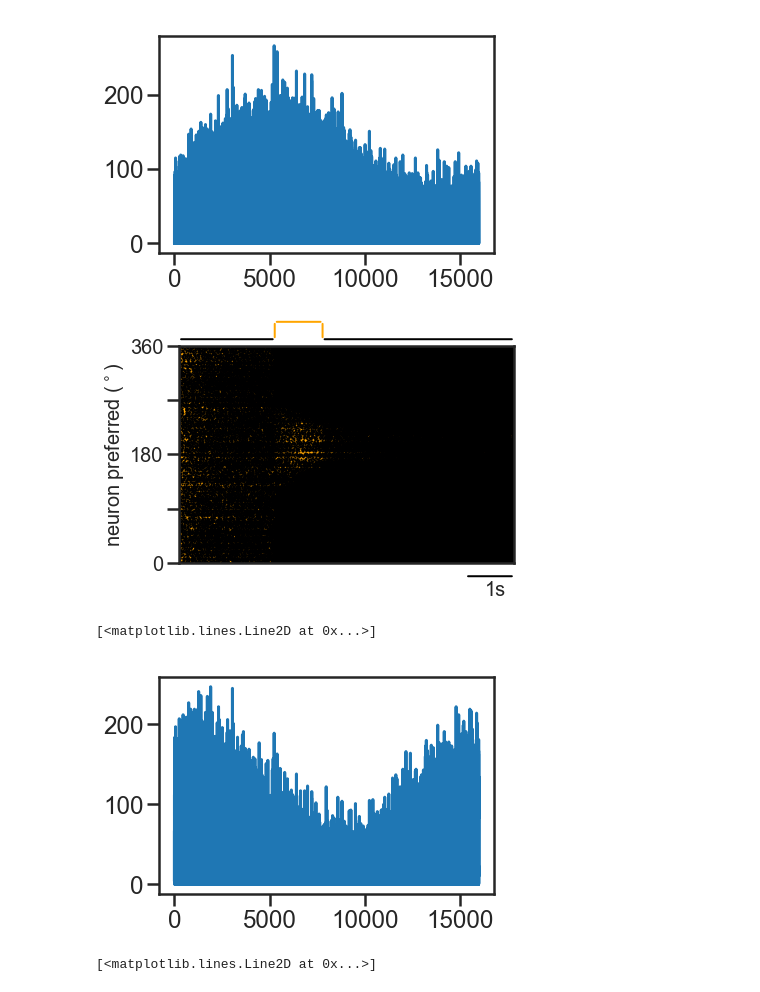
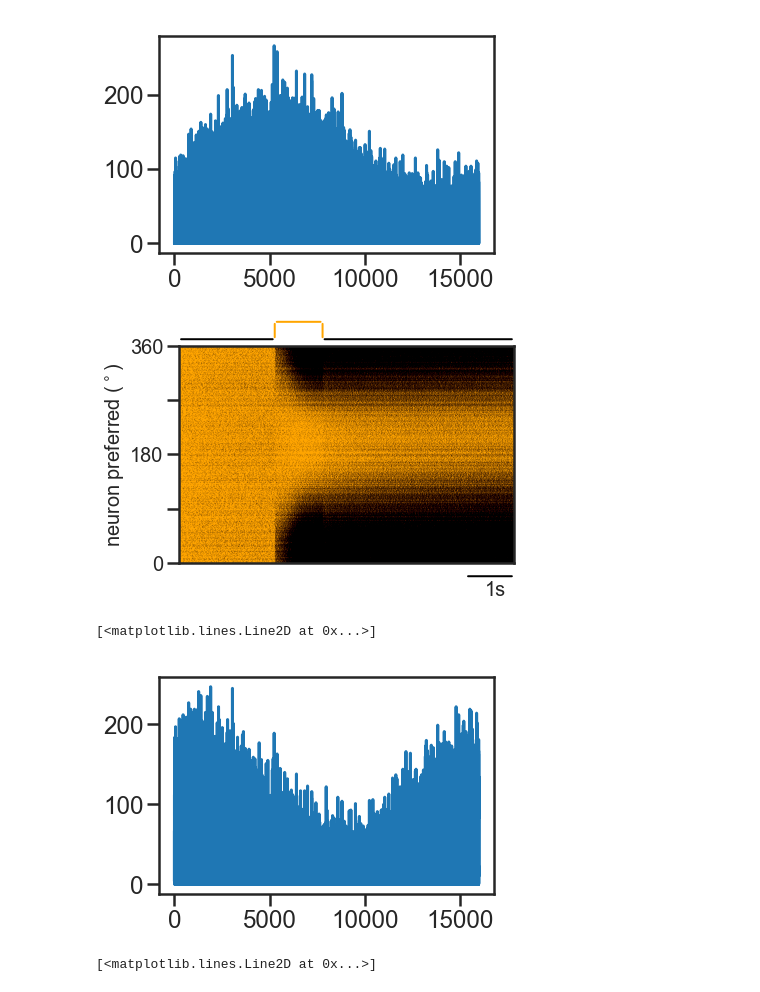
Before and after one commit to davidbestue/distractor_neurons, a Jupyter notebook: Christos_first_second/brian_simulations/Example_simulation.ipynb, the cells around one changed output. Saved outputs shown, nothing was run; the diff lists cells and outputs as text; code cells hidden in the pictures.

```diff
--- a/Christos_first_second/brian_simulations/Example_simulation.ipynb
+++ b/Christos_first_second/brian_simulations/Example_simulation.ipynb
@@ -737,35 +737,35 @@ stim_off=3
 
 stim_on/time_s
 
 fig, ax = plt.subplots()
-ax.plot(spikes[1],spikes[0], '.', markersize=2, color='black')
+ax.plot(spikes[1],spikes[0], '.', markersize=0.05, color='black')
 ax.set_facecolor("orange")
 plt.xlim(0,time_s)
 plt.ylim(0,N)
 
 # ax = fig.add_subplot(1, 1, 1)
 inf=1.03
 sup=1.11
 ax.annotate('', xy=(0, inf), xycoords='axes fraction', xytext=(stim_on/time_s, inf), arrowprops=dict(arrowstyle="-", color='black'))
 ax.annotate('', xy=(stim_on/time_s, inf), xycoords='axes fraction', xytext=(stim_on/time_s, sup), arrowprops=dict(arrowstyle="-", color='orange'))
 ax.annotate('', xy=(stim_on/time_s, sup), xycoords='axes fraction', xytext=(stim_off/time_s, sup), arrowprops=dict(arrowstyle="-", color='orange'))
 ax.annotate('', xy=(stim_off/time_s, sup), xycoords='axes fraction', xytext=(stim_off/time_s, inf), arrowprops=dict(arrowstyle="-", color='orange'))
 ax.annotate('', xy=(stim_off/time_s, inf), xycoords='axes fraction', xytext=(1, inf), arrowprops=dict(arrowstyle="-", color='black'))
 
 ax.annotate('', xy=(1-1/time_s, -.06), xycoords='axes fraction', xytext=(1, -.06), arrowprops=dict(arrowstyle="-", color='black'))
 plt.text(time_s-0.6, -0.15*N, '1s', fontsize=20) ##en función de time_s y N
 plt.gca().set_xticks([])
 plt.gca().set_xticklabels([])
 
 plt.gca().set_yticks([0, int(N/4), int(N/2),  int(3*N/4), int(N) ])
 plt.gca().set_yticklabels(['0','','180', '', '360'], fontsize=20)
 plt.gca().set_ylabel('neuron preferred ($^\circ$)', fontsize=20);
 
 plt.show()
 
 plt.plot(rates[0])
 # %% [output]
-[figure, old version]
+[figure, new version]
 [<matplotlib.lines.Line2D at 0x...>]
 [figure]
 # %%
```
Also changed, not shown: parts of 1 cell of this notebook.
